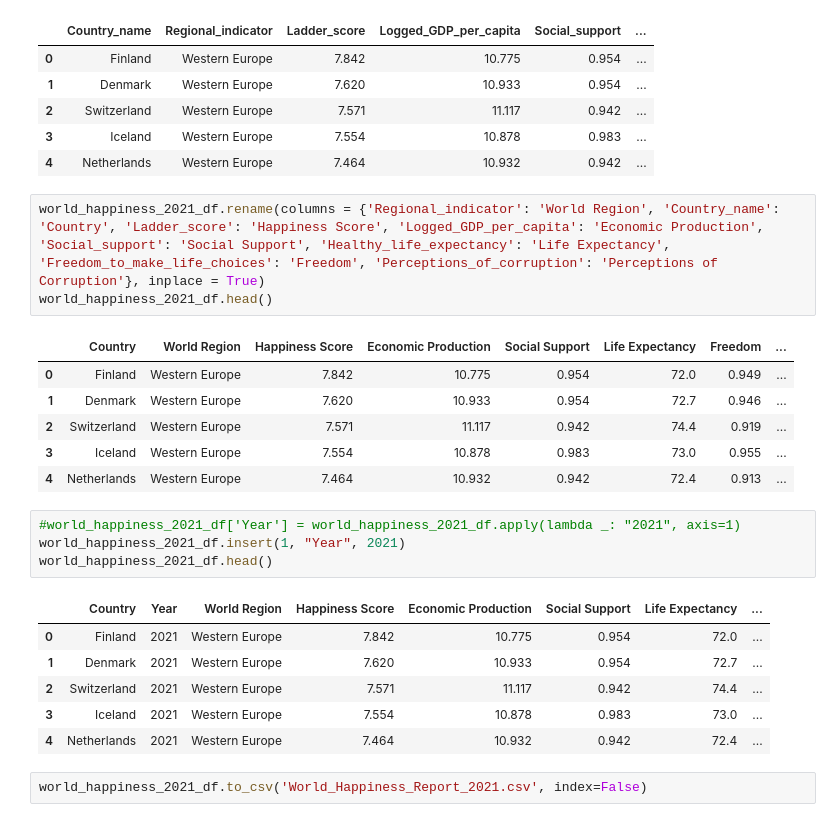
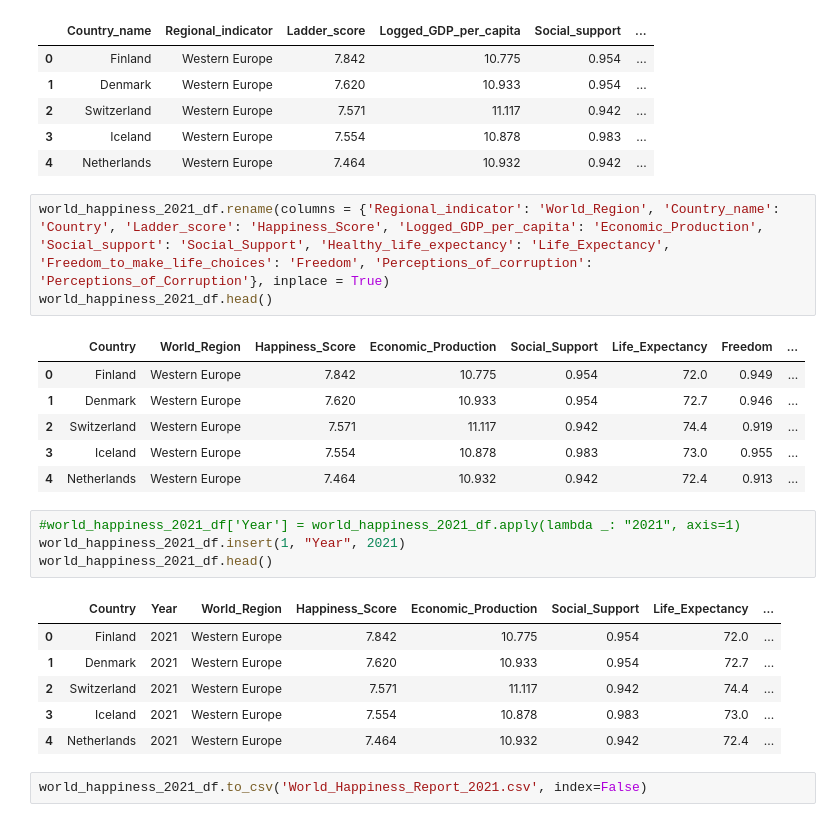
Before and after one commit to Wavelydavely/World_Happiness_Report, a Jupyter notebook: WHR_Data_Prep.ipynb, the cells around one changed output. Cells and saved outputs as stored; diff of their text form.

```diff
--- a/WHR_Data_Prep.ipynb
+++ b/WHR_Data_Prep.ipynb
@@ -92,10 +92,10 @@ world_happiness_2021_df.head()
 | 3 | Iceland | Western Europe | 7.554 | 10.878 | 0.983 | ... |
 | 4 | Netherlands | Western Europe | 7.464 | 10.932 | 0.942 | ... |
 # %%
-world_happiness_2021_df.rename(columns = {'Regional_indicator': 'World Region', 'Country_name': 'Country', 'Ladder_score': 'Happiness Score', 'Logged_GDP_per_capita': 'Economic Production', 'Social_support': 'Social Support', 'Healthy_life_expectancy': 'Life Expectancy', 'Freedom_to_make_life_choices': 'Freedom', 'Perceptions_of_corruption': 'Perceptions of Corruption'}, inplace = True)
+world_happiness_2021_df.rename(columns = {'Regional_indicator': 'World_Region', 'Country_name': 'Country', 'Ladder_score': 'Happiness_Score', 'Logged_GDP_per_capita': 'Economic_Production', 'Social_support': 'Social_Support', 'Healthy_life_expectancy': 'Life_Expectancy', 'Freedom_to_make_life_choices': 'Freedom', 'Perceptions_of_corruption': 'Perceptions_of_Corruption'}, inplace = True)
 world_happiness_2021_df.head()
 # %% [output]
-|  | Country | World Region | Happiness Score | Economic Production | Social Support | Life Expectancy | Freedom | ... |
+|  | Country | World_Region | Happiness_Score | Economic_Production | Social_Support | Life_Expectancy | Freedom | ... |
 | 0 | Finland | Western Europe | 7.842 | 10.775 | 0.954 | 72.0 | 0.949 | ... |
 | 1 | Denmark | Western Europe | 7.620 | 10.933 | 0.954 | 72.7 | 0.946 | ... |
 | 2 | Switzerland | Western Europe | 7.571 | 11.117 | 0.942 | 74.4 | 0.919 | ... |
@@ -106,7 +106,7 @@ world_happiness_2021_df.head()
 world_happiness_2021_df.insert(1, "Year", 2021)
 world_happiness_2021_df.head()
 # %% [output]
-|  | Country | Year | World Region | Happiness Score | Economic Production | Social Support | Life Expectancy | ... |
+|  | Country | Year | World_Region | Happiness_Score | Economic_Production | Social_Support | Life_Expectancy | ... |
 | 0 | Finland | 2021 | Western Europe | 7.842 | 10.775 | 0.954 | 72.0 | ... |
 | 1 | Denmark | 2021 | Western Europe | 7.620 | 10.933 | 0.954 | 72.7 | ... |
 | 2 | Switzerland | 2021 | Western Europe | 7.571 | 11.117 | 0.942 | 74.4 | ... |
```
Also changed, not shown: parts of 3 cells of this notebook, 2 other files.
